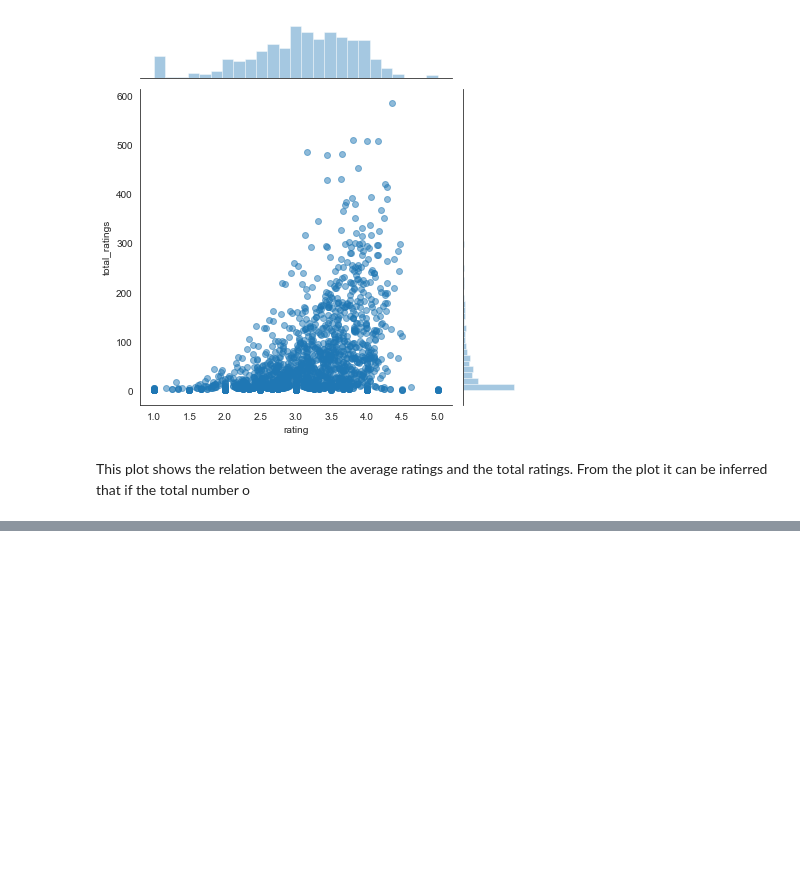
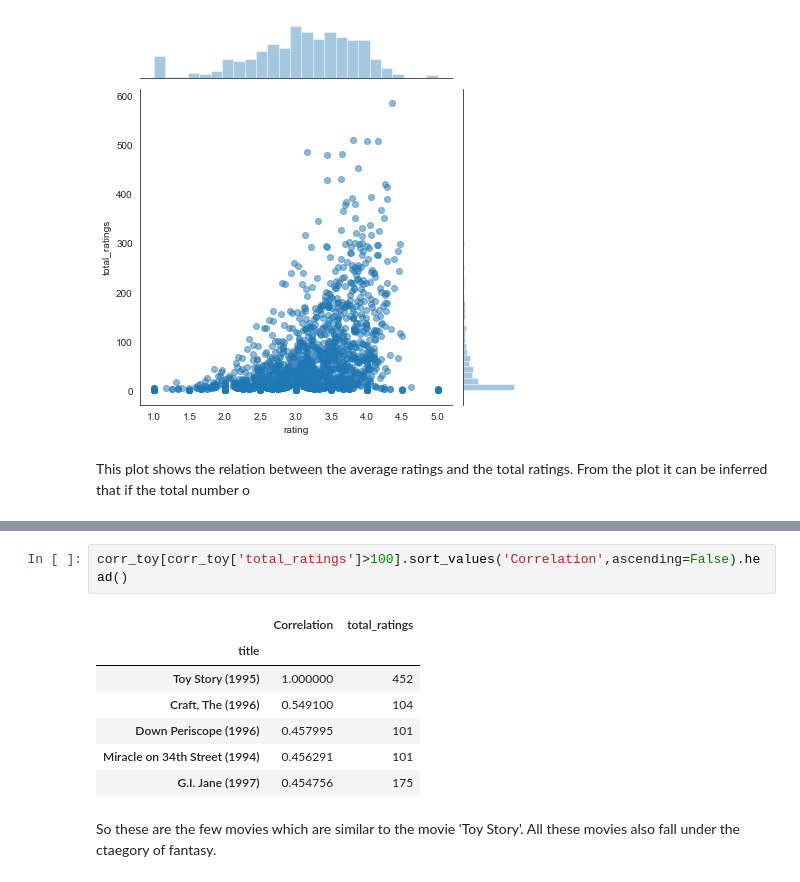
Before and after one commit to jayashree8/Python_recommender_systems, a Jupyter notebook: Item similarity recommendation.ipynb, the cells around one changed output, grey strips where cells are left out. Drawn from its saved outputs; the diff is of its cells as text; blank space fills up the shorter version.

```diff
--- a/Item similarity recommendation.ipynb
+++ b/Item similarity recommendation.ipynb
@@ -102,0 +175,12 @@ This plot shows the relation between the average ratings and the total ratings.
+# %%
+corr_toy[corr_toy['total_ratings']>100].sort_values('Correlation',ascending=False).head()
+# %% [output]
+|  | Correlation | total_ratings |
+| title |  |  |
+| Toy Story (1995) | 1.000000 | 452 |
+| Craft, The (1996) | 0.549100 | 104 |
+| Down Periscope (1996) | 0.457995 | 101 |
+| Miracle on 34th Street (1994) | 0.456291 | 101 |
+| G.I. Jane (1997) | 0.454756 | 175 |
+# %% [markdown]
+So these are the few movies which are similar to the movie 'Toy Story'. All these movies also fall under the ctaegory of fantasy.
```
Also changed, not shown: parts of 12 cells of this notebook.
